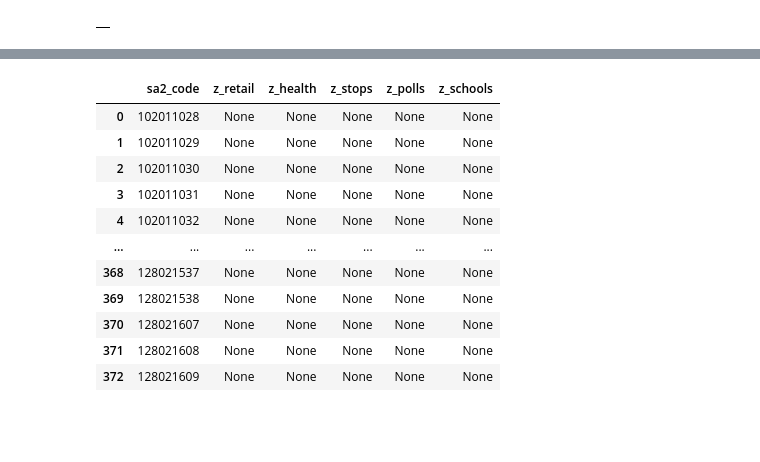
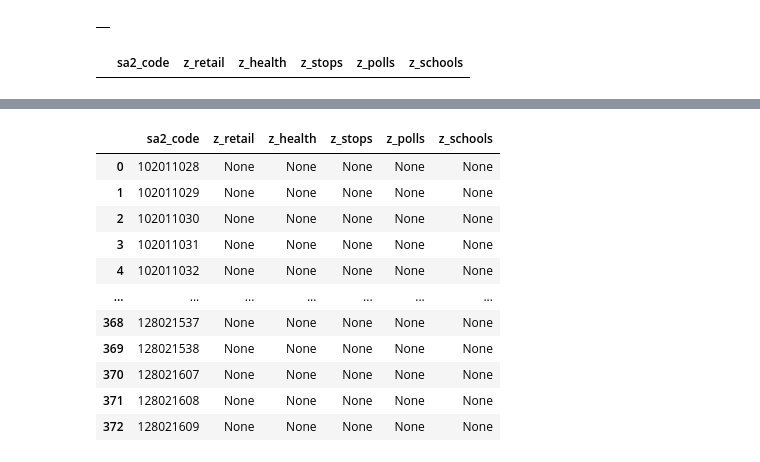
Before and after one commit to joshuahallam127/DATA2901_Assign, a Jupyter notebook: main.ipynb, the cells around one changed output, grey strips where cells are left out. Cells and saved outputs as stored; diff of their text form; code cells hidden in the pictures; blank space fills up the shorter version.

```diff
--- a/main.ipynb
+++ b/main.ipynb
@@ -1367,6 +1321,13 @@ query(conn, sql)
 Error encountered:
 This result object does not return rows. It has been closed automatically.
 |  |
+# %%
+sql = """
+SELECT * FROM resourced_neighborhoods
+"""
+query(conn, sql)
+# %% [output]
+|  | sa2_code | z_retail | z_health | z_stops | z_polls | z_schools |
 # %%
 sql = """
 INSERT INTO resourced_neighborhoods (sa2_code)
```
Also changed, not shown: parts of 11 cells of this notebook.
